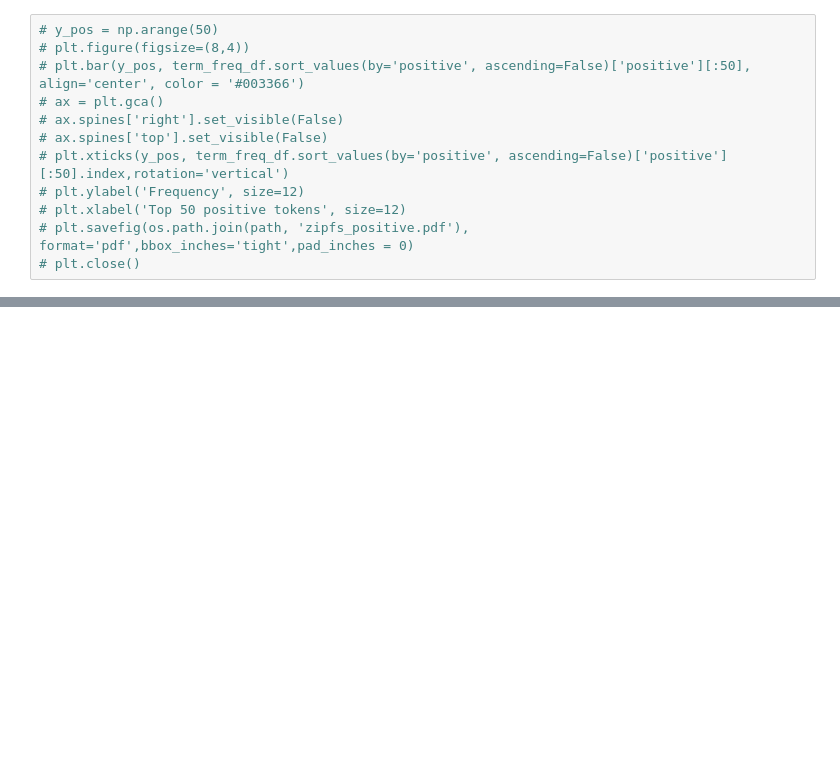
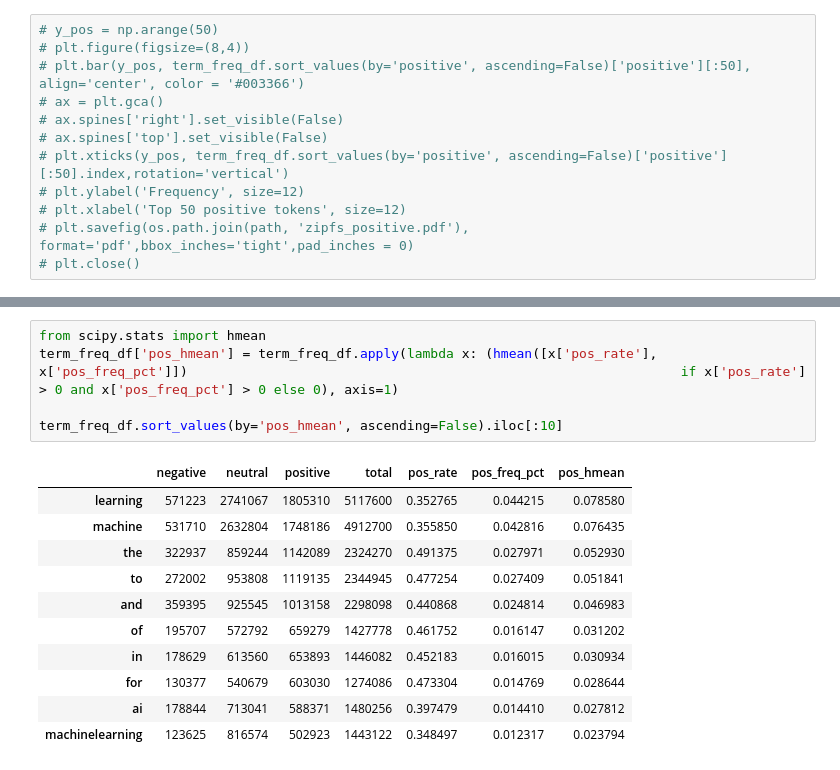
Before and after one commit to Connorrmcd6/Gartner-Hype-Cycle, a Jupyter notebook: Analysis/Notebooks/analysis.ipynb, the cells around one changed output, grey strips where cells are left out. Saved outputs shown, nothing was run; the diff lists cells and outputs as text; blank space fills up the shorter version.

```diff
--- a/Analysis/Notebooks/analysis.ipynb
+++ b/Analysis/Notebooks/analysis.ipynb
@@ -198,0 +228,17 @@ plt.close()
+# %%
+from scipy.stats import hmean
+term_freq_df['pos_hmean'] = term_freq_df.apply(lambda x: (hmean([x['pos_rate'], x['pos_freq_pct']])                                                               if x['pos_rate'] > 0 and x['pos_freq_pct'] > 0 else 0), axis=1)
+
+term_freq_df.sort_values(by='pos_hmean', ascending=False).iloc[:10]
+# %% [output]
+|  | negative | neutral | positive | total | pos_rate | pos_freq_pct | pos_hmean |
+| learning | 571223 | 2741067 | 1805310 | 5117600 | 0.352765 | 0.044215 | 0.078580 |
+| machine | 531710 | 2632804 | 1748186 | 4912700 | 0.355850 | 0.042816 | 0.076435 |
+| the | 322937 | 859244 | 1142089 | 2324270 | 0.491375 | 0.027971 | 0.052930 |
+| to | 272002 | 953808 | 1119135 | 2344945 | 0.477254 | 0.027409 | 0.051841 |
+| and | 359395 | 925545 | 1013158 | 2298098 | 0.440868 | 0.024814 | 0.046983 |
+| of | 195707 | 572792 | 659279 | 1427778 | 0.461752 | 0.016147 | 0.031202 |
+| in | 178629 | 613560 | 653893 | 1446082 | 0.452183 | 0.016015 | 0.030934 |
+| for | 130377 | 540679 | 603030 | 1274086 | 0.473304 | 0.014769 | 0.028644 |
+| ai | 178844 | 713041 | 588371 | 1480256 | 0.397479 | 0.014410 | 0.027812 |
+| machinelearning | 123625 | 816574 | 502923 | 1443122 | 0.348497 | 0.012317 | 0.023794 |
```
Also changed, not shown: parts of 8 cells of this notebook, 6 other files.
